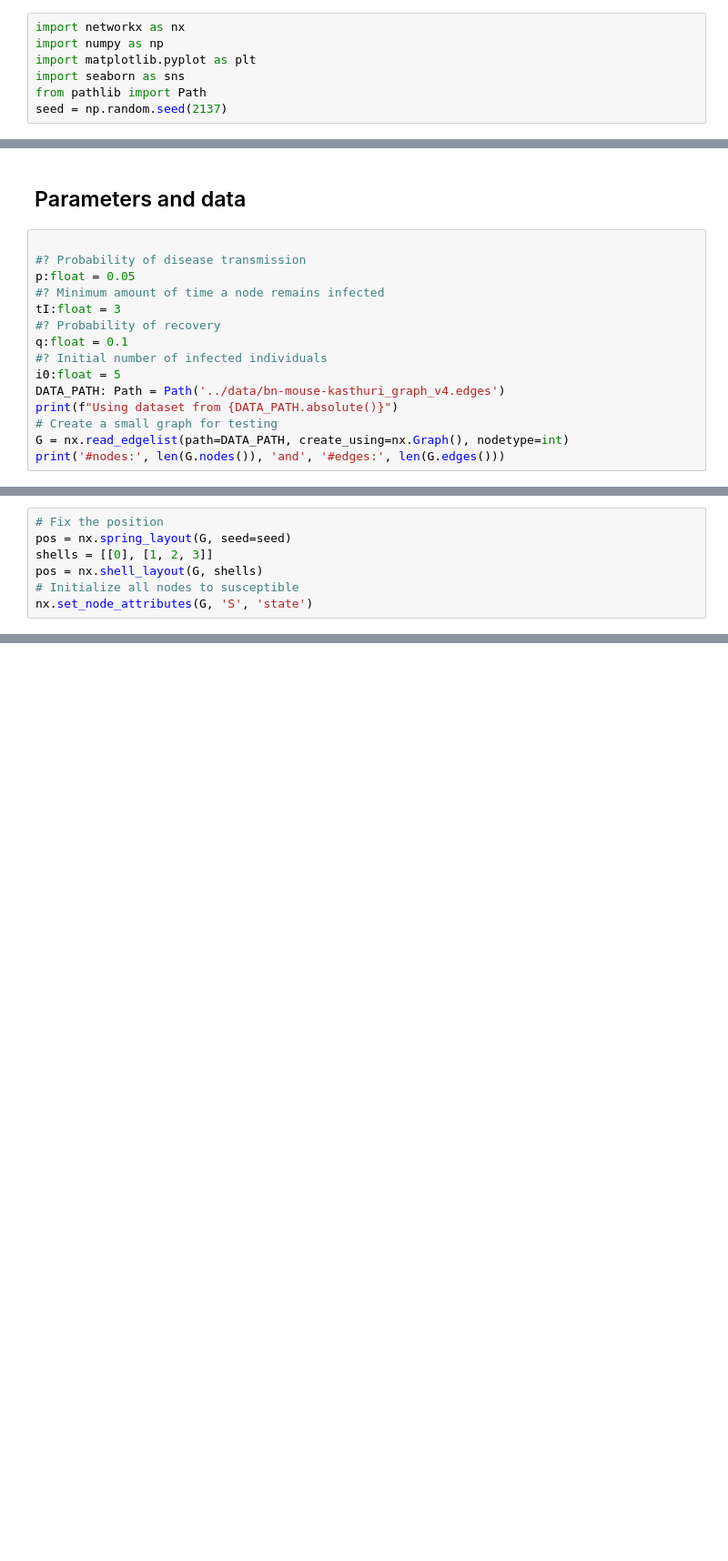
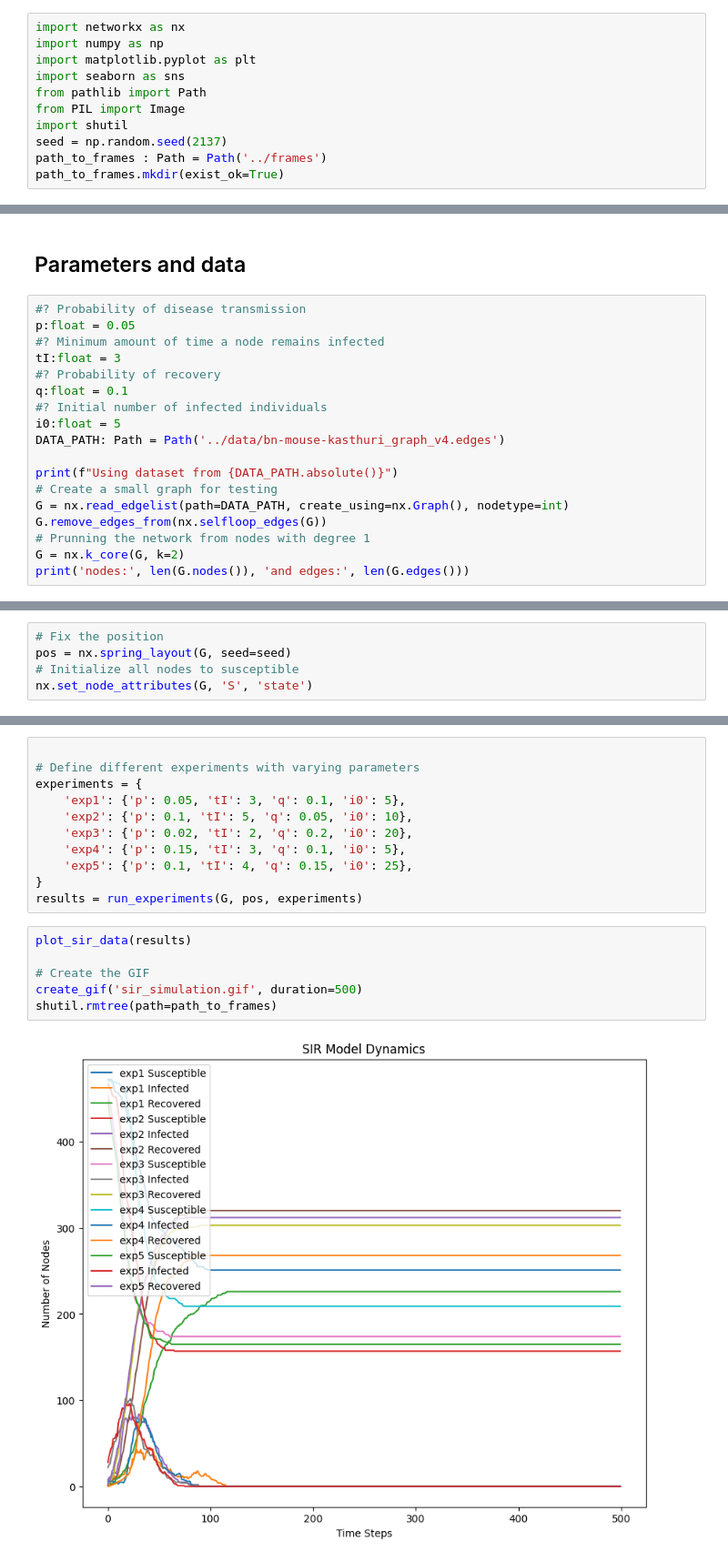
Before and after one commit to Siponek/Network-Analysis-Miami-Synapse, a Jupyter notebook: src/SIR-simulation.ipynb, the cells around one changed output, grey strips where cells are left out. Shown at 91% size. Cells and saved outputs as stored; diff of their text form; blank space fills up the shorter version.

```diff
--- a/src/SIR-simulation.ipynb
+++ b/src/SIR-simulation.ipynb
@@ -8,4 +8,8 @@ import numpy as np
 import matplotlib.pyplot as plt
 import seaborn as sns
 from pathlib import Path
+from PIL import Image
+import shutil
 seed = np.random.seed(2137)
+path_to_frames : Path = Path('../frames')
+path_to_frames.mkdir(exist_ok=True)
@@ -12,7 +106,6 @@ seed = np.random.seed(2137)
 # %% [markdown]
 ## Parameters and data
 # %%
-
 #? Probability of disease transmission
 p:float = 0.05
 #? Minimum amount of time a node remains infected
@@ -22,9 +115,13 @@ q:float = 0.1
 #? Initial number of infected individuals
 i0:float = 5
 DATA_PATH: Path = Path('../data/bn-mouse-kasthuri_graph_v4.edges')
+
 print(f"Using dataset from {DATA_PATH.absolute()}")
 # Create a small graph for testing
 G = nx.read_edgelist(path=DATA_PATH, create_using=nx.Graph(), nodetype=int)
-print('#nodes:', len(G.nodes()), 'and', '#edges:', len(G.edges()))
+G.remove_edges_from(nx.selfloop_edges(G))
+# Prunning the network from nodes with degree 1
+G = nx.k_core(G, k=2)
+print('nodes:', len(G.nodes()), 'and edges:', len(G.edges()))
 # %% [output]
 Using dataset from c:\Users\szink\Desktop\programming\NetworkAnalysis\assignment2\src\..\data\bn-mouse-kasthuri_graph_v4.edges
@@ -32,7 +129,5 @@ Using dataset from c:\Users\szink\Desktop\programming\NetworkAnalysis\assignment
 # %%
 # Fix the position
 pos = nx.spring_layout(G, seed=seed)
-shells = [[0], [1, 2, 3]]
-pos = nx.shell_layout(G, shells)
 # Initialize all nodes to susceptible
 nx.set_node_attributes(G, 'S', 'state')
@@ -62,0 +134,19 @@ draw_graph(G, pos)
+# %%
+
+# Define different experiments with varying parameters
+experiments = {
+    'exp1': {'p': 0.05, 'tI': 3, 'q': 0.1, 'i0': 5},
+    'exp2': {'p': 0.1, 'tI': 5, 'q': 0.05, 'i0': 10},
+    'exp3': {'p': 0.02, 'tI': 2, 'q': 0.2, 'i0': 20},
+    'exp4': {'p': 0.15, 'tI': 3, 'q': 0.1, 'i0': 5},
+    'exp5': {'p': 0.1, 'tI': 4, 'q': 0.15, 'i0': 25},
+}
+results = run_experiments(G, pos, experiments)
+# %%
+plot_sir_data(results)
+
+# Create the GIF
+create_gif('sir_simulation.gif', duration=500)
+shutil.rmtree(path=path_to_frames)
+# %% [output]
+[figure, added]
```
Also changed, not shown: parts of 9 cells of this notebook, 2 other files.
